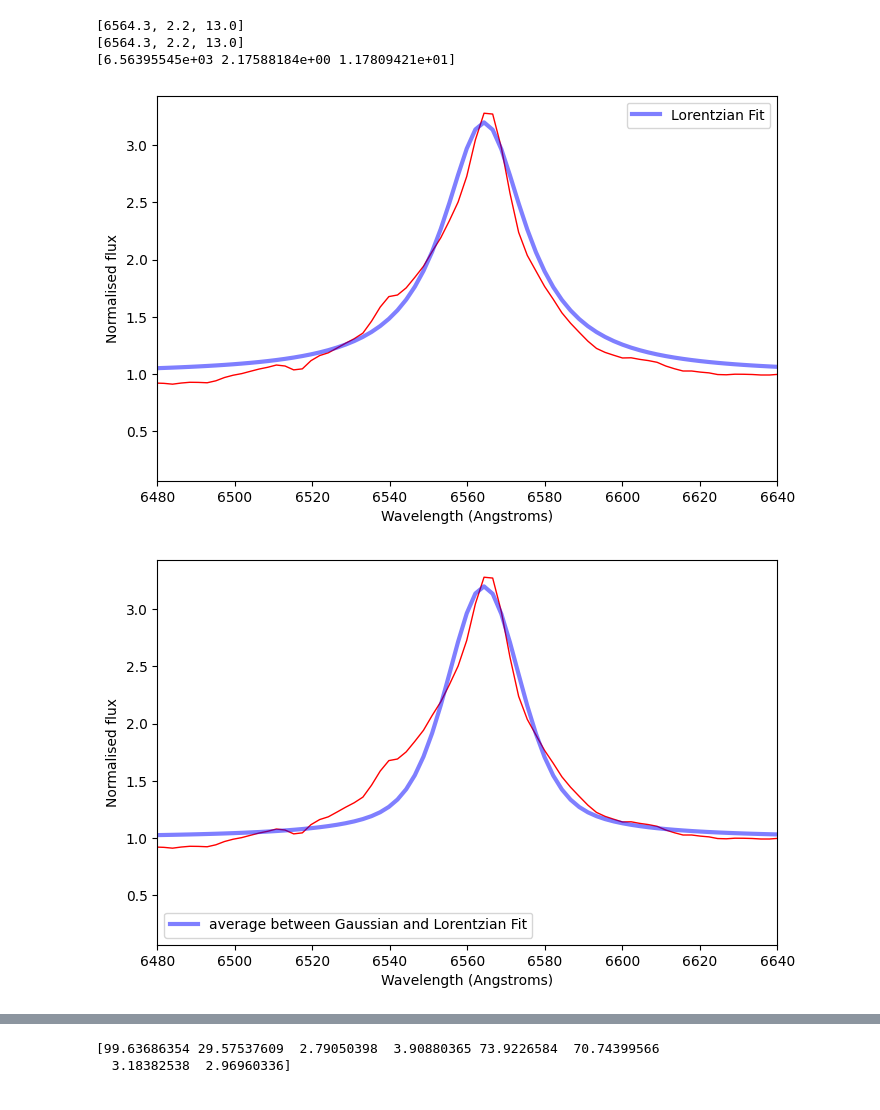
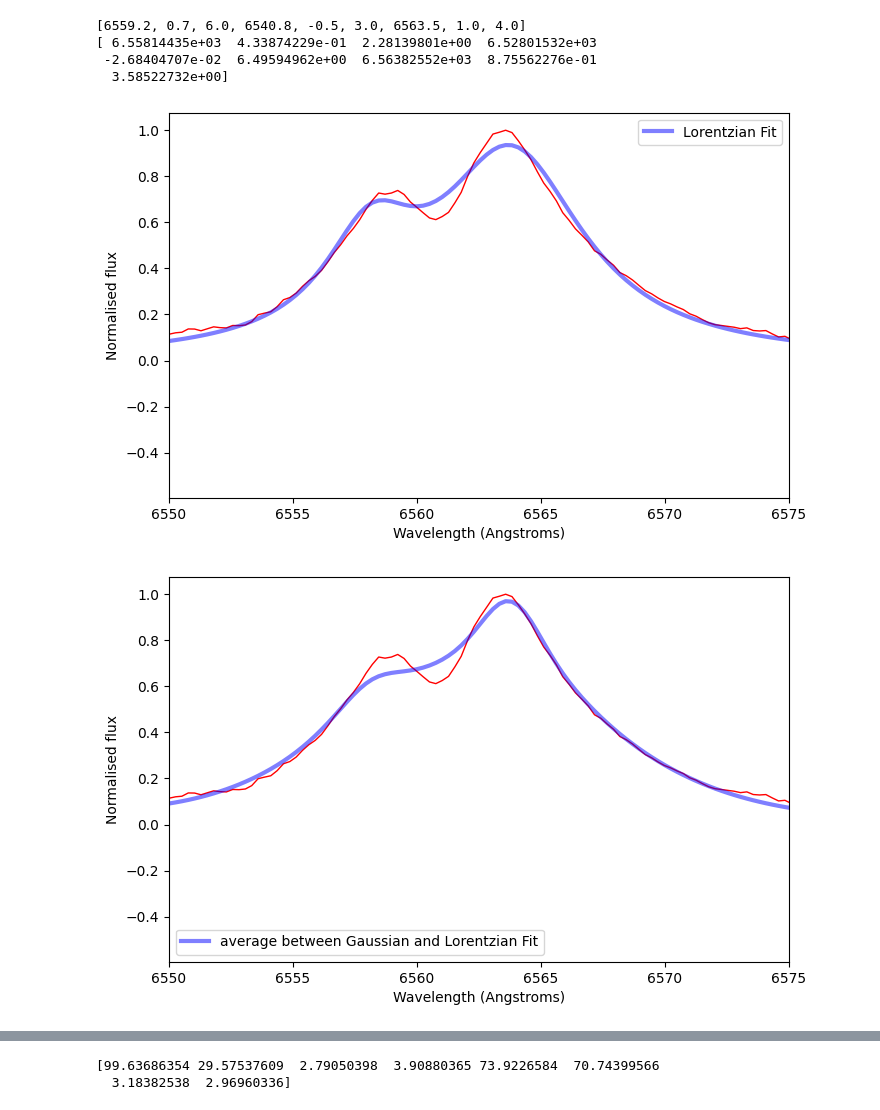
Before and after one commit to Sidius-DEV/IR_Variability_Of_BeXRBs_PhD, a Jupyter notebook: Scripts/Test_H_alpha_gausian_fitting.ipynb, the cells around one changed output, grey strips where cells are left out. Drawn from its saved outputs; the diff is of its cells as text; code cells hidden in the pictures.

```diff
--- a/Scripts/Test_H_alpha_gausian_fitting.ipynb
+++ b/Scripts/Test_H_alpha_gausian_fitting.ipynb
@@ -132,5 +177,5 @@ def find_double_peak_coords(x_data,y_data): #Function to find P_0 guess values f
 # %%
-xmin,xmax = 6530-50,6590+50
+xmin,xmax = 6550,6575
 graph_W,graph_H = 8,5
 
 # x_new=[]
@@ -229,32 +255,33 @@ plt.savefig('Gaussian_demo.png')
 # %%
 ########### Lorentzian fitting and plot:
-guess = [6555, 1.4, 6.0, 6561.0, -1.1, 3.0, 6565.0, 1.6, 4.0]
-guess = find_double_peak_coords(spec.spectral_axis.value,(spec.flux/y_cont_fitted).value)
+# guess = [6555, 1.4, 6.0, 6561.0, -1.1, 3.0, 6565.0, 1.6, 4.0]
+# guess = find_double_peak_coords(spec.spectral_axis.value,(spec.flux/y_cont_fitted).value)
 print(guess)
     #for i in range(1):
 #guess += [60+80*i, 46000, 25]
 
 
-popt, pcov = curve_fit(func_lorentzian, (spec.spectral_axis).value, (spec.flux/y_cont_fitted).value, p0=guess)
+popt, pcov = curve_fit(func_lorentzian, x, y, p0=guess)
 print(popt)
-fit_LORERTZIAN = func_lorentzian(spec.spectral_axis.value, *guess)
+fit_LORERTZIAN = func_lorentzian(x, *popt)
 
 fig=plt.figure(figsize=(graph_W,graph_H)) #create the figure
 # plt.yscale('log')
 plt.xlabel('Wavelength (Angstroms)')
 plt.ylabel('Normalised flux')
 plt.xlim(xmin,xmax)
-plt.plot(spec.spectral_axis.value, (spec.flux/y_cont_fitted).value, 'r-', linewidth=1)
-plt.plot(spec.spectral_axis.value, fit_LORERTZIAN , 'b-', linewidth=3, alpha=0.5, label='Lorentzian Fit')
+plt.plot(x, y, 'r-', linewidth=1)
+plt.plot(x, fit_LORERTZIAN , 'b-', linewidth=3, alpha=0.5, label='Lorentzian Fit')
 plt.legend()
 #plt.show()
 plt.savefig('Lorentzian_demo.png')
 ###########
 # %% [output]
-[6564.3, 2.2, 13.0]
-[6564.3, 2.2, 13.0]
-[6.56395545e+03 2.17588184e+00 1.17809421e+01]
+[6559.2, 0.7, 6.0, 6540.8, -0.5, 3.0, 6563.5, 1.0, 4.0]
+[ 6.55814435e+03  4.33874229e-01  2.28139801e+00  6.52801532e+03
+ -2.68404707e-02  6.49594962e+00  6.56382552e+03  8.75562276e-01
+  3.58522732e+00]
-[figure, old version]
+[figure, new version]
 # %%
 ########### Agerage between GAUS and LORERNTZ fits, fitting and plot:
 
@@ -265,14 +292,14 @@ fig=plt.figure(figsize=(graph_W,graph_H)) #create the figure
 plt.xlabel('Wavelength (Angstroms)')
 plt.ylabel('Normalised flux')
 plt.xlim(xmin,xmax)
-plt.plot(spec.spectral_axis.value, (spec.flux/y_cont_fitted).value, 'r-', linewidth=1)
-plt.plot(spec.spectral_axis.value, fit_AVG , 'b-', linewidth=3, alpha=0.5,label='average between Gaussian and Lorentzian Fit')
+plt.plot(x, y, 'r-', linewidth=1)
+plt.plot(x, fit_AVG , 'b-', linewidth=3, alpha=0.5,label='average between Gaussian and Lorentzian Fit')
 plt.legend()
 #plt.show()
 plt.savefig('Average_GAUS_LORENTZ_demo.png')
 ###########
 # %% [output]
-[figure, old version]
+[figure, new version]
 # %%
 ########### Voigt fitting and plot:
 
```
Also changed, not shown: parts of 3 cells of this notebook, 7 other files.
